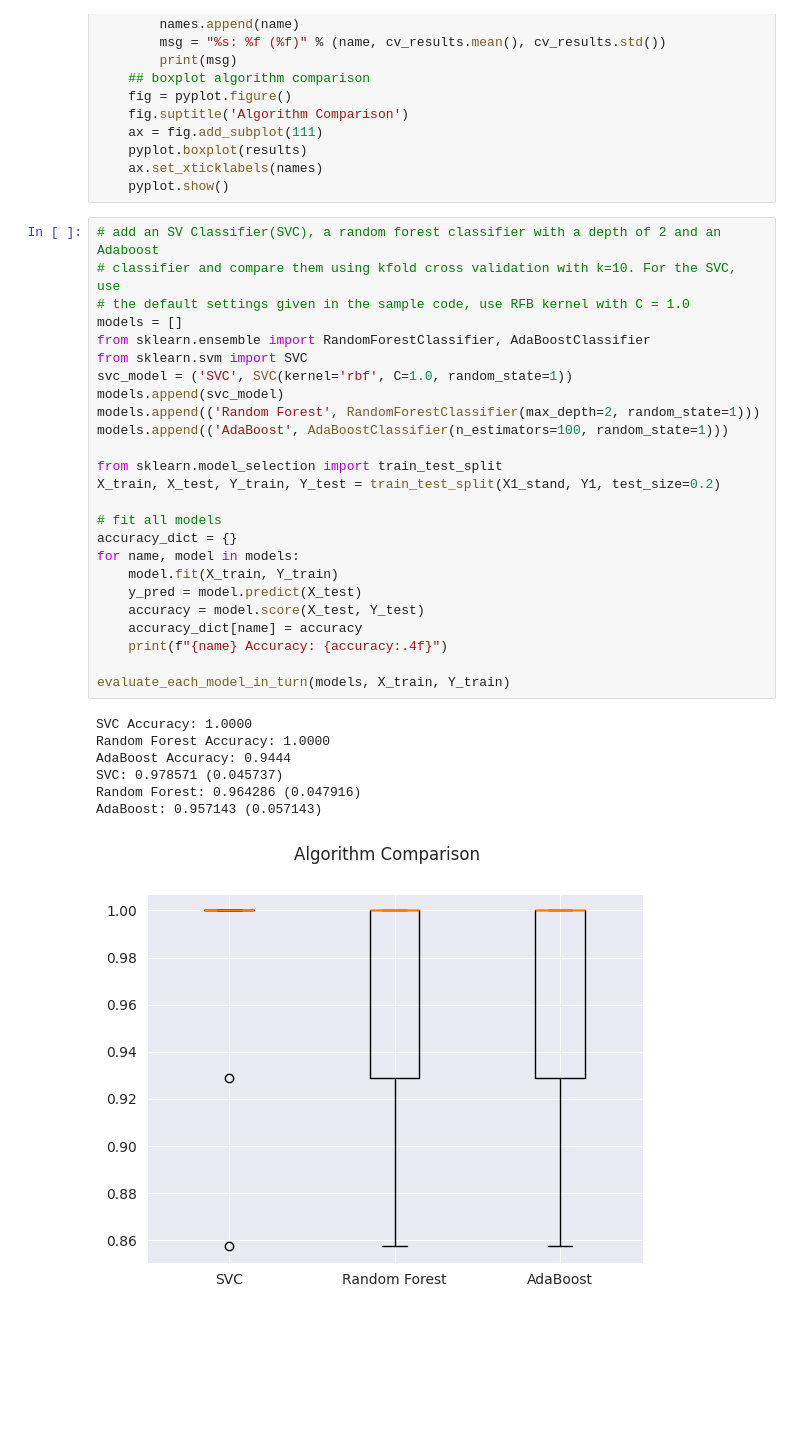
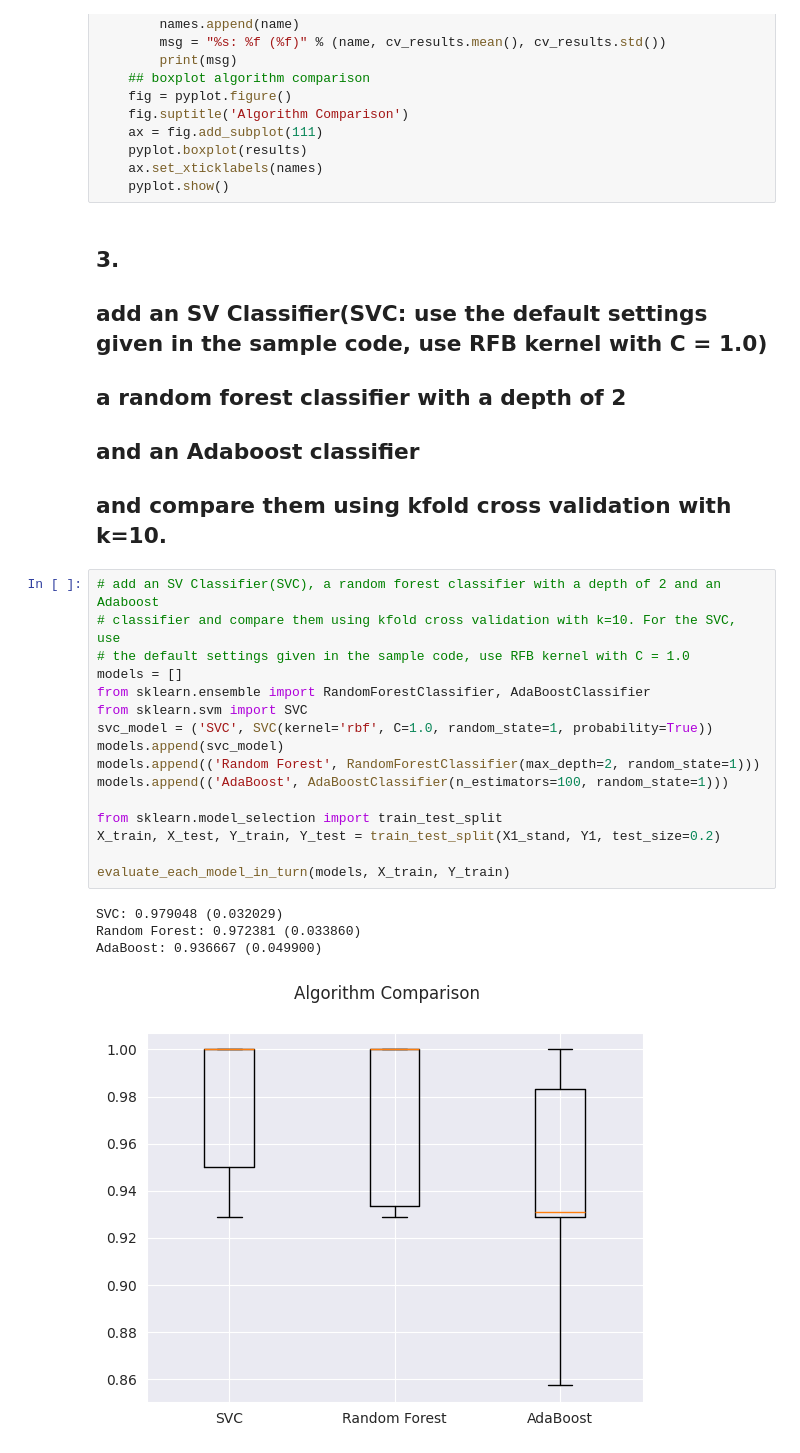
Before and after one commit to Trolann/cmpe188-assignments, a Jupyter notebook: svm_homework/svm_homework.ipynb, the cells around one changed output. Cells and saved outputs as stored; diff of their text form; blank space fills up the shorter version.

```diff
--- a/svm_homework/svm_homework.ipynb
+++ b/svm_homework/svm_homework.ipynb
@@ -102,36 +141,30 @@ def evaluate_each_model_in_turn(models, X, Y):
     pyplot.boxplot(results)
     ax.set_xticklabels(names)
     pyplot.show()
+# %% [markdown]
+## 3.
+## add an SV Classifier(SVC: use the default settings given in the sample code, use RFB kernel with C = 1.0)
+## a random forest classifier with a depth of 2
+## and an Adaboost classifier
+## and compare them using kfold cross validation with k=10.
 # %%
 # add an SV Classifier(SVC), a random forest classifier with a depth of 2 and an Adaboost
 # classifier and compare them using kfold cross validation with k=10. For the SVC, use
 # the default settings given in the sample code, use RFB kernel with C = 1.0
 models = []
 from sklearn.ensemble import RandomForestClassifier, AdaBoostClassifier
 from sklearn.svm import SVC
-svc_model = ('SVC', SVC(kernel='rbf', C=1.0, random_state=1))
+svc_model = ('SVC', SVC(kernel='rbf', C=1.0, random_state=1, probability=True))
 models.append(svc_model)
 models.append(('Random Forest', RandomForestClassifier(max_depth=2, random_state=1)))
 models.append(('AdaBoost', AdaBoostClassifier(n_estimators=100, random_state=1)))
 
 from sklearn.model_selection import train_test_split
 X_train, X_test, Y_train, Y_test = train_test_split(X1_stand, Y1, test_size=0.2)
 
-# fit all models
-accuracy_dict = {}
-for name, model in models:
-    model.fit(X_train, Y_train)
-    y_pred = model.predict(X_test)
-    accuracy = model.score(X_test, Y_test)
-    accuracy_dict[name] = accuracy
-    print(f"{name} Accuracy: {accuracy:.4f}")
-
 evaluate_each_model_in_turn(models, X_train, Y_train)
 # %% [output]
-SVC Accuracy: 1.0000
-Random Forest Accuracy: 1.0000
-AdaBoost Accuracy: 0.9444
-SVC: 0.978571 (0.045737)
-Random Forest: 0.964286 (0.047916)
-AdaBoost: 0.957143 (0.057143)
+SVC: 0.979048 (0.032029)
+Random Forest: 0.972381 (0.033860)
+AdaBoost: 0.936667 (0.049900)
-[figure, old version]
+[figure, new version]
```
Also changed, not shown: parts of 19 cells of this notebook.
